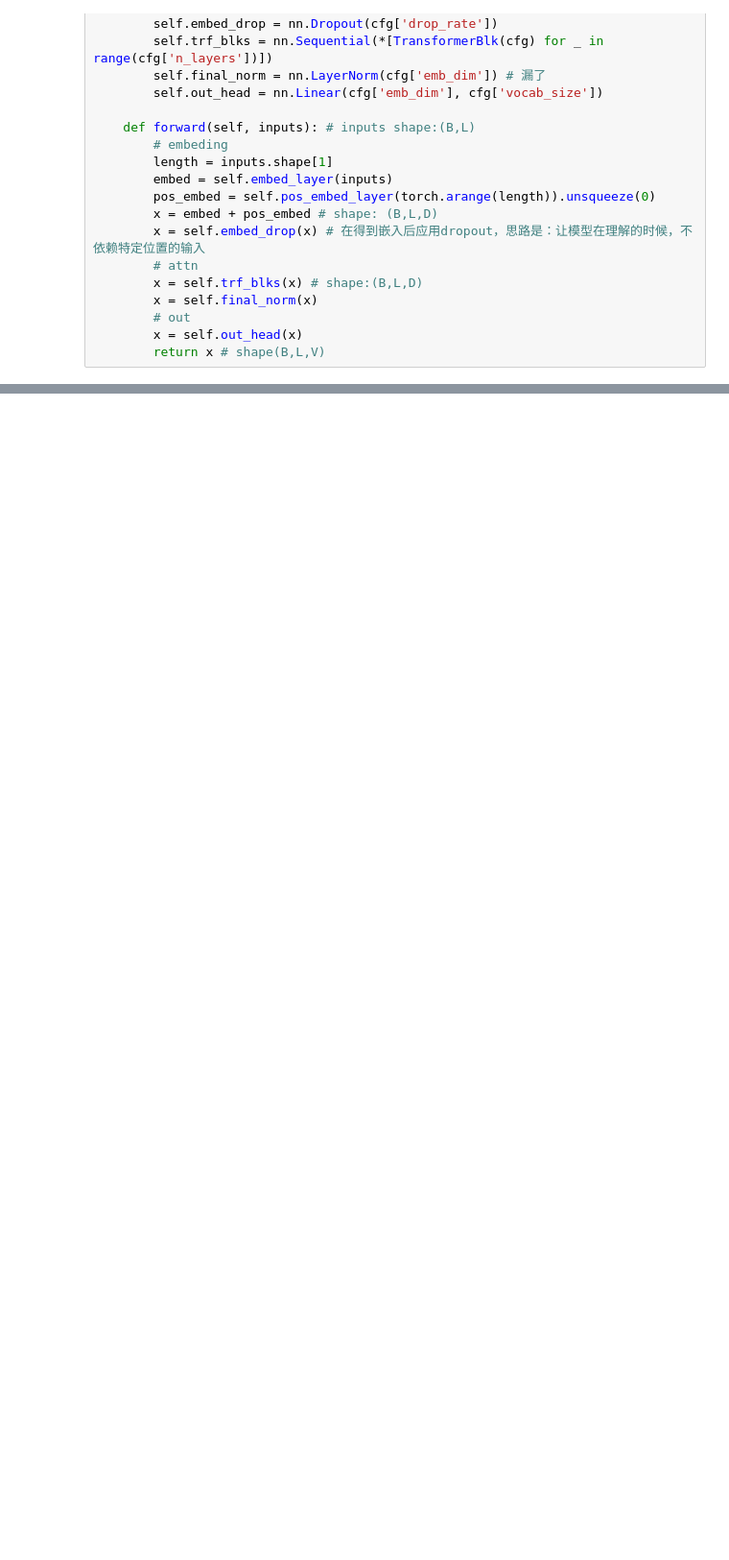
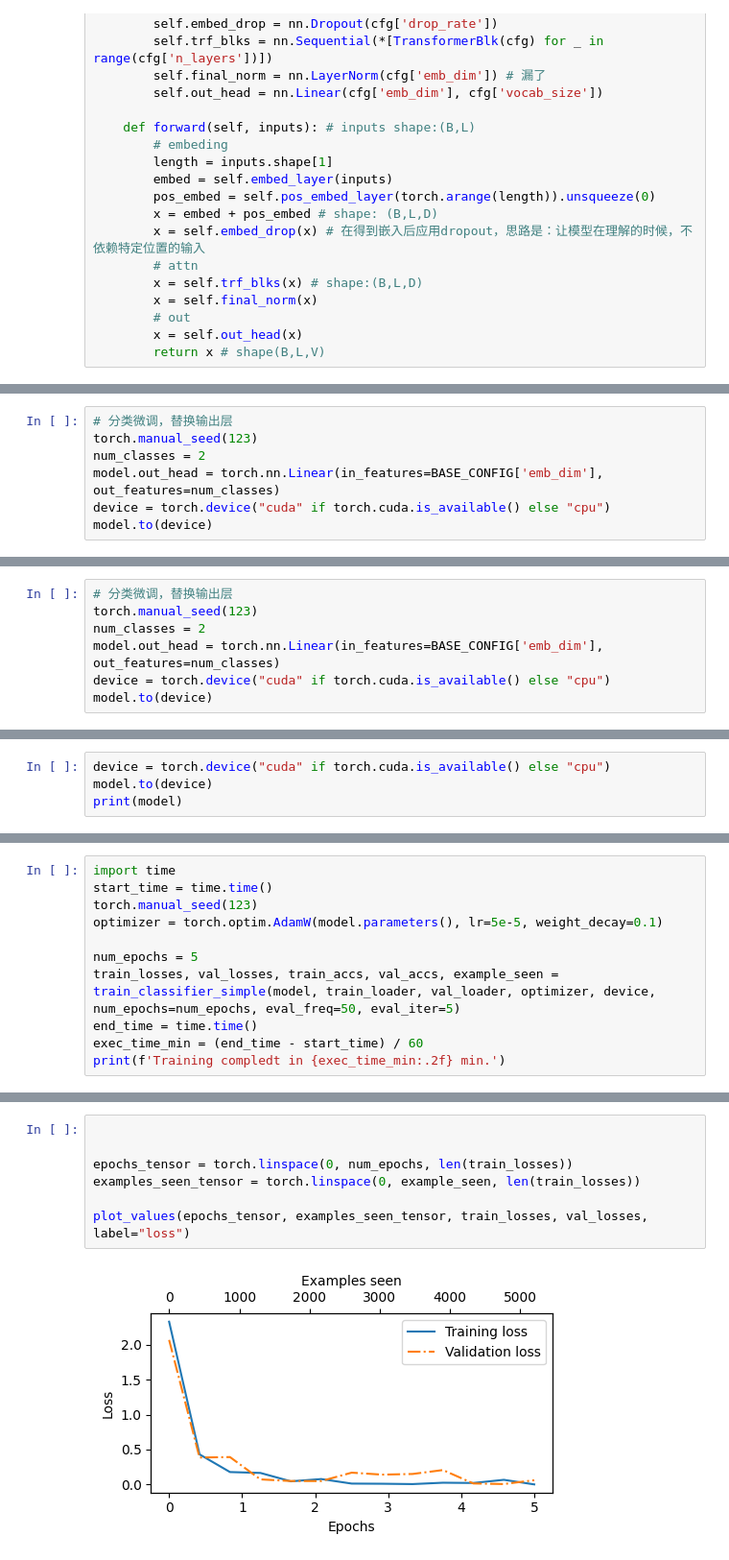
Before and after one commit to lshtom/learn_llm_from_scratch, a Jupyter notebook: appendix_e.ipynb, the cells around one changed output, grey strips where cells are left out. Shown at 96% size. Saved outputs shown, nothing was run; the diff lists cells and outputs as text; blank space fills up the shorter version.

```diff
--- a/appendix_e.ipynb
+++ b/appendix_e.ipynb
@@ -363,0 +934,7 @@ class GPTModel(nn.Module):
+# %%
+# 分类微调，替换输出层
+torch.manual_seed(123)
+num_classes = 2
+model.out_head = torch.nn.Linear(in_features=BASE_CONFIG['emb_dim'], out_features=num_classes)
+device = torch.device("cuda" if torch.cuda.is_available() else "cpu")
+model.to(device)
@@ -363,0 +983,7 @@ class GPTModel(nn.Module):
+# %%
+# 分类微调，替换输出层
+torch.manual_seed(123)
+num_classes = 2
+model.out_head = torch.nn.Linear(in_features=BASE_CONFIG['emb_dim'], out_features=num_classes)
+device = torch.device("cuda" if torch.cuda.is_available() else "cpu")
+model.to(device)
@@ -363,0 +1032,4 @@ class GPTModel(nn.Module):
+# %%
+device = torch.device("cuda" if torch.cuda.is_available() else "cpu")
+model.to(device)
+print(model)
@@ -363,0 +1067,11 @@ class GPTModel(nn.Module):
+# %%
+import time
+start_time = time.time()
+torch.manual_seed(123)
+optimizer = torch.optim.AdamW(model.parameters(), lr=5e-5, weight_decay=0.1)
+
+num_epochs = 5
+train_losses, val_losses, train_accs, val_accs, example_seen = train_classifier_simple(model, train_loader, val_loader, optimizer, device, num_epochs=num_epochs, eval_freq=50, eval_iter=5)
+end_time = time.time()
+exec_time_min = (end_time - start_time) / 60
+print(f'Training compledt in {exec_time_min:.2f} min.')
@@ -363,0 +1098,9 @@ class GPTModel(nn.Module):
+# %%
+
+
+epochs_tensor = torch.linspace(0, num_epochs, len(train_losses))
+examples_seen_tensor = torch.linspace(0, example_seen, len(train_losses))
+
+plot_values(epochs_tensor, examples_seen_tensor, train_losses, val_losses, label="loss")
+# %% [output]
+[figure, added]
```
Also changed, not shown: parts of 37 cells of this notebook.
